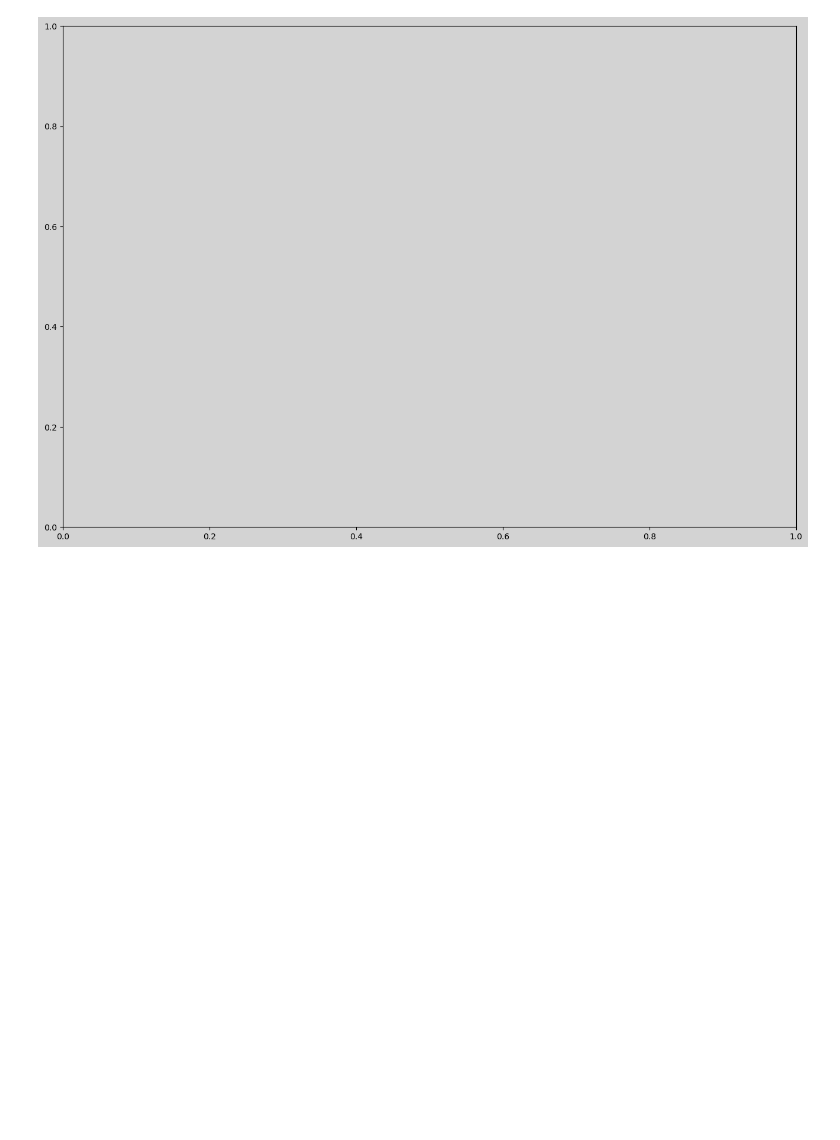
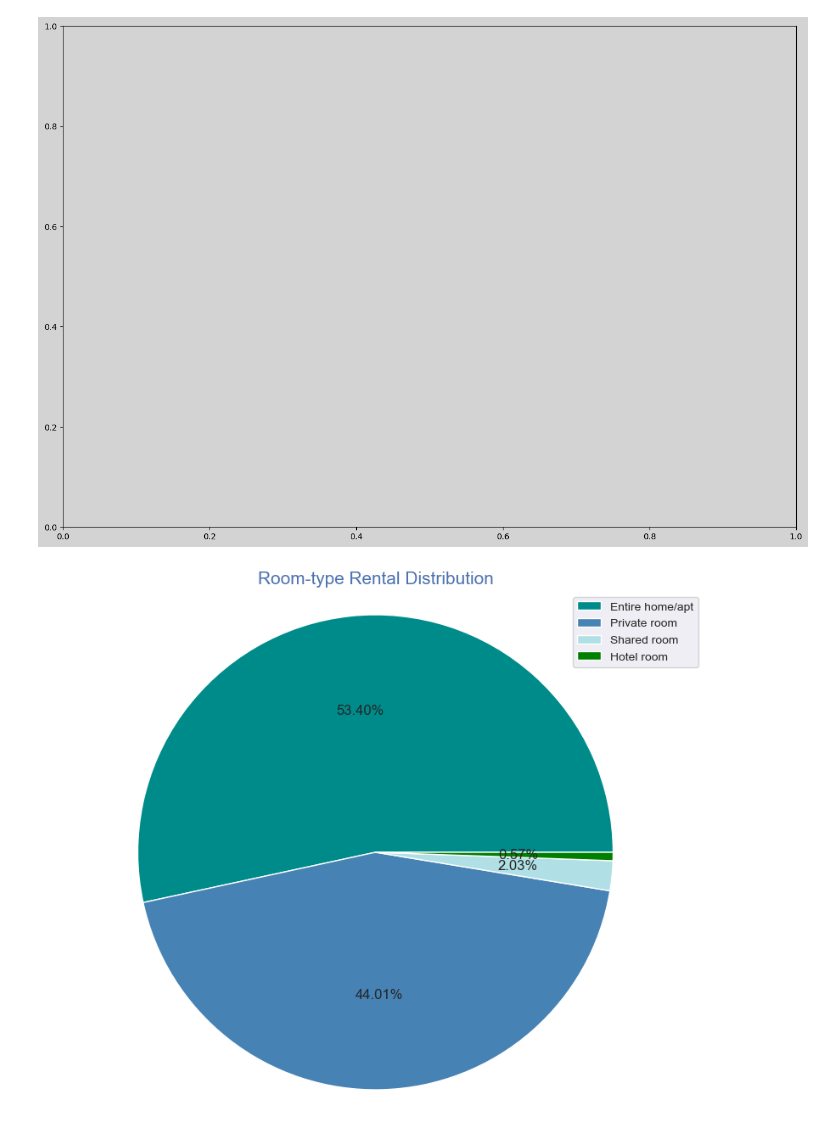
Before and after one commit to RLButch/group-project-1, a Jupyter notebook: NYRentalListingAnalysis.ipynb, the cells around one changed output. Drawn from its saved outputs; the diff is of its cells as text; code cells hidden in the pictures; blank space fills up the shorter version.

Commit message:
maria's sections done

```diff
--- a/NYRentalListingAnalysis.ipynb
+++ b/NYRentalListingAnalysis.ipynb
@@ -269,3 +270,17 @@ plt.show()
 # %% [output]
 ValueError: shape mismatch: objects cannot be broadcast to a single shape.  Mismatch is between arg 0 with shape (5,) and arg 1 with shape (166,).
 [figure]
+# %%
+# What portion of the rentals correspond to each room type (there are 4 types) = pie graph (maria florencia martin)
+
+room_type_counts = realestate_data_clean_df['room_type'].value_counts().reset_index()
+room_type_counts = room_type_counts.rename(columns={'index': 'room_type', 'room_type': 'count'})
+
+plt.figure(figsize=(10,8))
+plt.pie(room_type_counts['count'],autopct='%1.2f%%', colors=['darkcyan', 'steelblue','powderblue', 'green'])
+plt.axis('equal')
+plt.legend(labels=room_type_counts['room_type'],loc='best',fontsize='10')
+plt.title('Room-type Rental Distribution', fontsize='15',color='b')
+plt.show()
+# %% [output]
+[figure, added]
```
Also changed, not shown: parts of 5 cells of this notebook, 4 other files.
